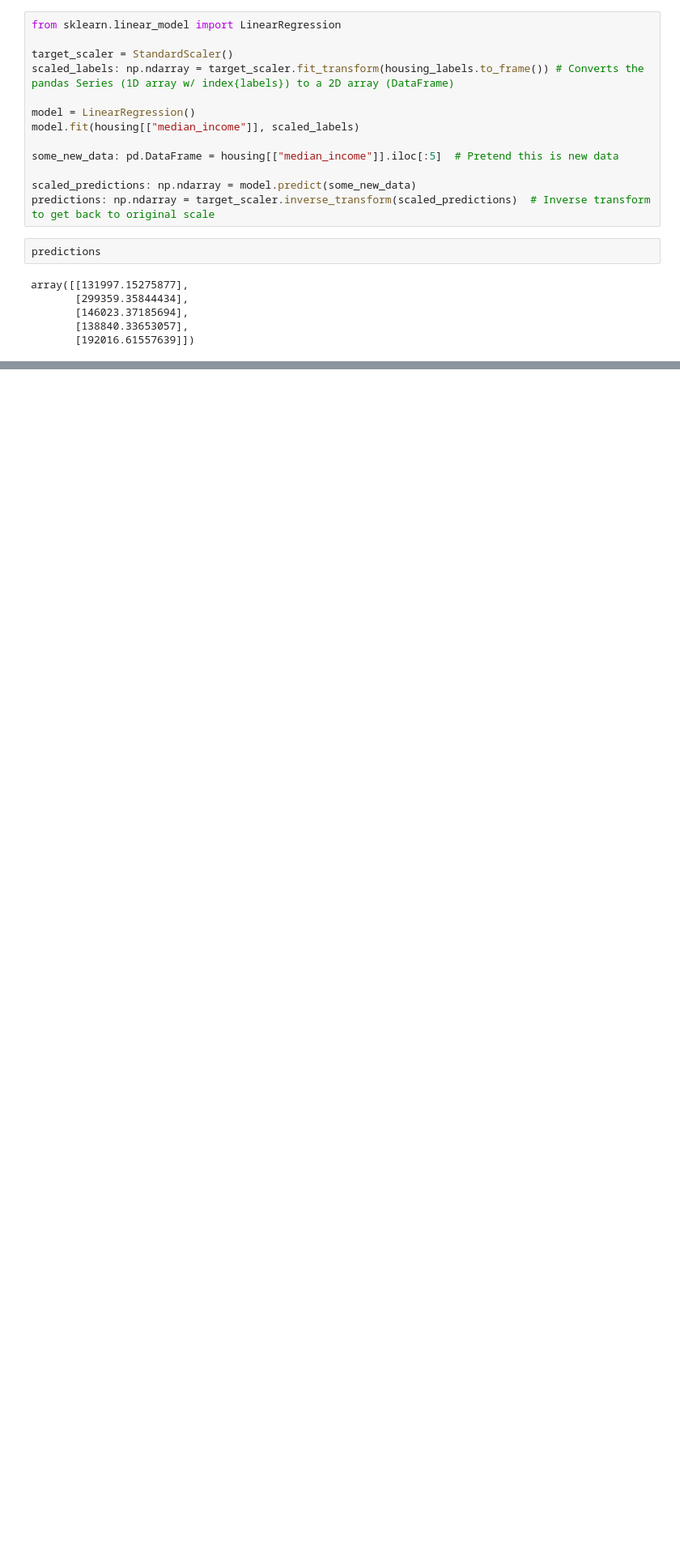
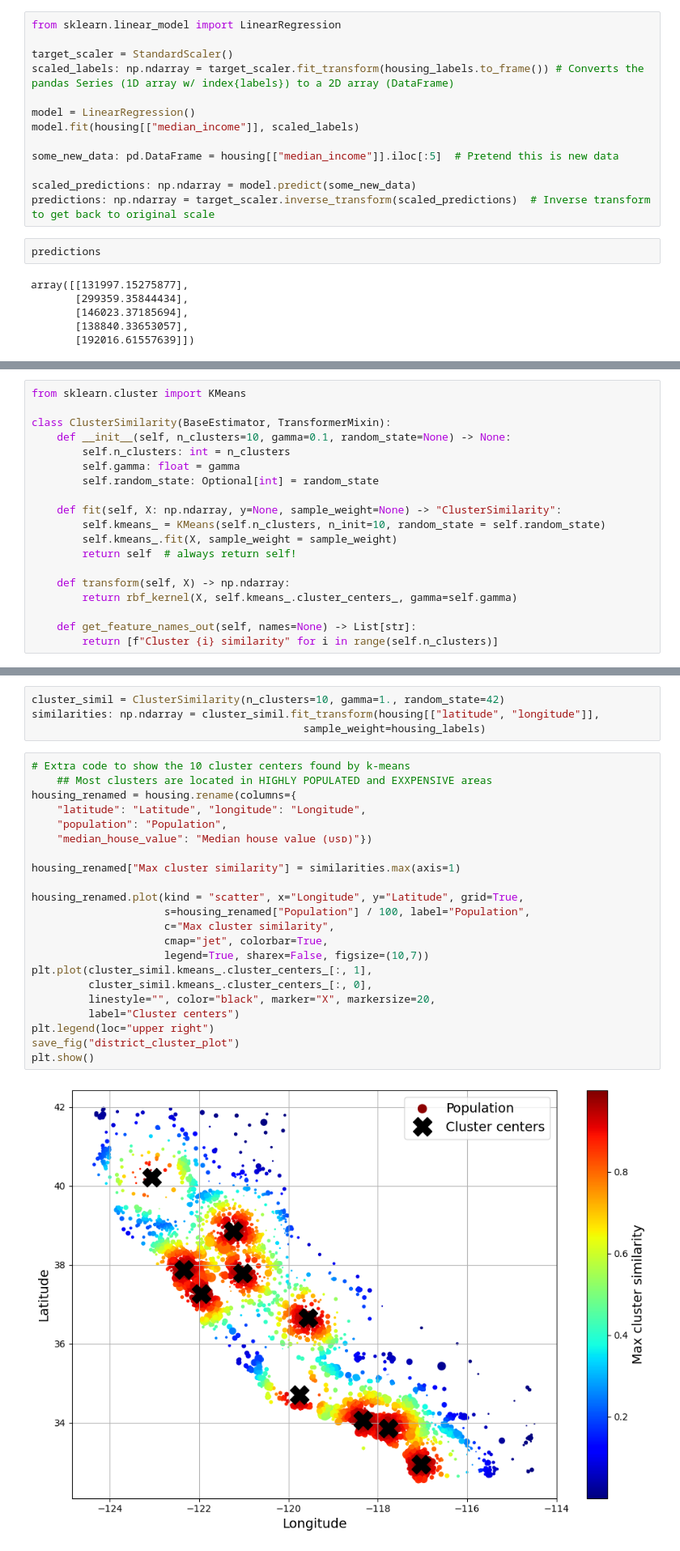
Before and after one commit to matt-chinchilla/Machine-Learning-Repo, a Jupyter notebook: The code/02_end_to_end_machine_learning_project.ipynb, the cells around one changed output, grey strips where cells are left out. Shown at 81% size. Drawn from its saved outputs; the diff is of its cells as text; blank space fills up the shorter version.

```diff
--- a/The code/02_end_to_end_machine_learning_project.ipynb
+++ b/The code/02_end_to_end_machine_learning_project.ipynb
@@ -855,0 +958,19 @@ array([[131997.15275877],
+# %%
+from sklearn.cluster import KMeans
+
+class ClusterSimilarity(BaseEstimator, TransformerMixin):
+    def __init__(self, n_clusters=10, gamma=0.1, random_state=None) -> None:
+        self.n_clusters: int = n_clusters
+        self.gamma: float = gamma
+        self.random_state: Optional[int] = random_state
+
+    def fit(self, X: np.ndarray, y=None, sample_weight=None) -> "ClusterSimilarity":
+        self.kmeans_ = KMeans(self.n_clusters, n_init=10, random_state = self.random_state)
+        self.kmeans_.fit(X, sample_weight = sample_weight)
+        return self  # always return self!
+
+    def transform(self, X) -> np.ndarray:
+        return rbf_kernel(X, self.kmeans_.cluster_centers_, gamma=self.gamma)
+
+    def get_feature_names_out(self, names=None) -> List[str]:
+        return [f"Cluster {i} similarity" for i in range(self.n_clusters)]
@@ -855,0 +985,28 @@ array([[131997.15275877],
+# %%
+cluster_simil = ClusterSimilarity(n_clusters=10, gamma=1., random_state=42)
+similarities: np.ndarray = cluster_simil.fit_transform(housing[["latitude", "longitude"]],
+                                           sample_weight=housing_labels)
+# %%
+# Extra code to show the 10 cluster centers found by k-means
+    ## Most clusters are located in HIGHLY POPULATED and EXXPENSIVE areas
+housing_renamed = housing.rename(columns={
+    "latitude": "Latitude", "longitude": "Longitude",
+    "population": "Population",
+    "median_house_value": "Median house value (ᴜsᴅ)"})
+
+housing_renamed["Max cluster similarity"] = similarities.max(axis=1)
+
+housing_renamed.plot(kind = "scatter", x="Longitude", y="Latitude", grid=True,
+                     s=housing_renamed["Population"] / 100, label="Population",
+                     c="Max cluster similarity",
+                     cmap="jet", colorbar=True,
+                     legend=True, sharex=False, figsize=(10,7))
+plt.plot(cluster_simil.kmeans_.cluster_centers_[:, 1],
+         cluster_simil.kmeans_.cluster_centers_[:, 0],
+         linestyle="", color="black", marker="X", markersize=20,
+         label="Cluster centers")
+plt.legend(loc="upper right")
+save_fig("district_cluster_plot")
+plt.show()
+# %% [output]
+[figure, added]
```
Also changed, not shown: parts of 18 cells of this notebook, 1 other file.
